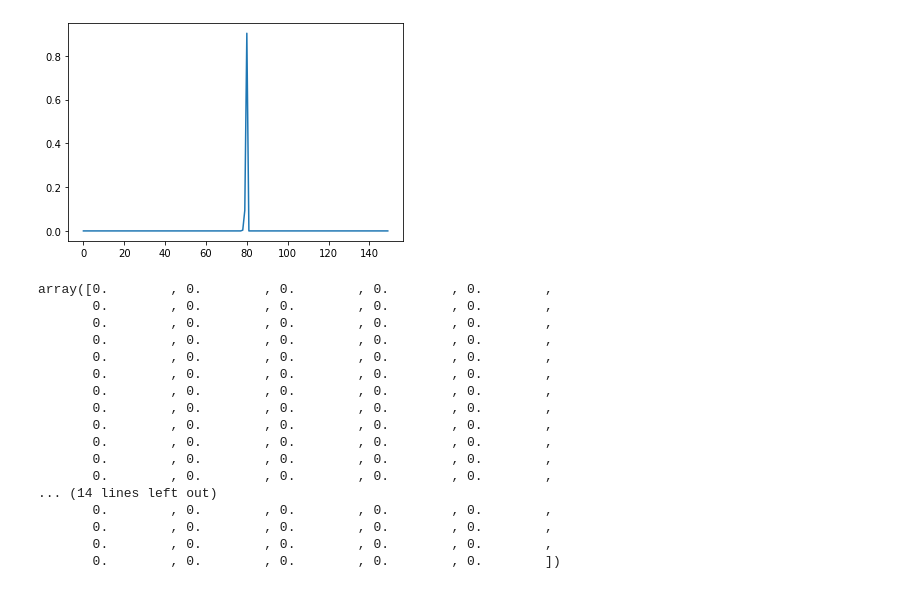
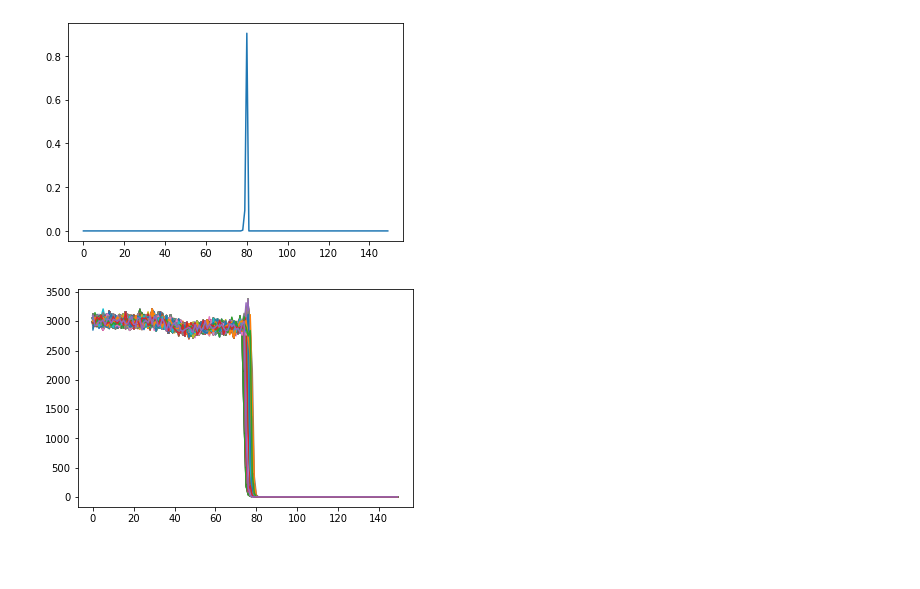
Before and after one commit to nkrishnan94/phage-abm, a Jupyter notebook: Ancestor distribution analysis.ipynb, the cells around one changed output. Drawn from its saved outputs; the diff is of its cells as text; code cells hidden in the pictures; blank space fills up the shorter version.

```diff
--- a/Ancestor distribution analysis.ipynb
+++ b/Ancestor distribution analysis.ipynb
@@ -57,23 +72,6 @@ plt.plot(ust/np.sum(ust))
 # %% [output]
 [<matplotlib.lines.Line2D at 0x...>]
 [figure]
-# %%
-ust
-# %% [output]
-array([0.        , 0.        , 0.        , 0.        , 0.        ,
-       0.        , 0.        , 0.        , 0.        , 0.        ,
-       0.        , 0.        , 0.        , 0.        , 0.        ,
-       0.        , 0.        , 0.        , 0.        , 0.        ,
-       0.        , 0.        , 0.        , 0.        , 0.        ,
-       0.        , 0.        , 0.        , 0.        , 0.        ,
-       0.        , 0.        , 0.        , 0.        , 0.        ,
-       0.        , 0.        , 0.        , 0.        , 0.        ,
-       0.        , 0.        , 0.        , 0.        , 0.        ,
-       0.        , 0.        , 0.        , 0.        , 0.        ,
-       0.        , 0.        , 0.        , 0.        , 0.        ,
-       0.        , 0.        , 0.        , 0.        , 0.        ,
-... (14 lines left out)
-       0.        , 0.        , 0.        , 0.        , 0.        ,
-       0.        , 0.        , 0.        , 0.        , 0.        ,
-       0.        , 0.        , 0.        , 0.        , 0.        ,
-       0.        , 0.        , 0.        , 0.        , 0.        ])
+# %%
+logf_push = glob.glob('/Users/nikhilkrishnan/Dropbox/Research/PhD/phage_ibm/anc_data/log*tau200000*.txt')
+proff_push = glob.glob('/Users/nikhilkrishnan/Dropbox/Research/PhD/phage_ibm/anc_data/profile_phage*tau200000*.txt')
@@ -80 +89,14 @@ array([0.        , 0.        , 0.        , 0.        , 0.        ,
+# %%
+cnt=0
+arr = np.zeros(150)
+for pf in proff_push:
+    try:
+        plt.plot(np.loadtxt(pf)[:,1])
+
+        arr+= np.loadtxt(pf)[:,1]
+        cnt+=1
+    except:
+        None
+# %% [output]
+[figure, added]
 # %%
```
Also changed, not shown: parts of 13 cells of this notebook, 9 other files.
